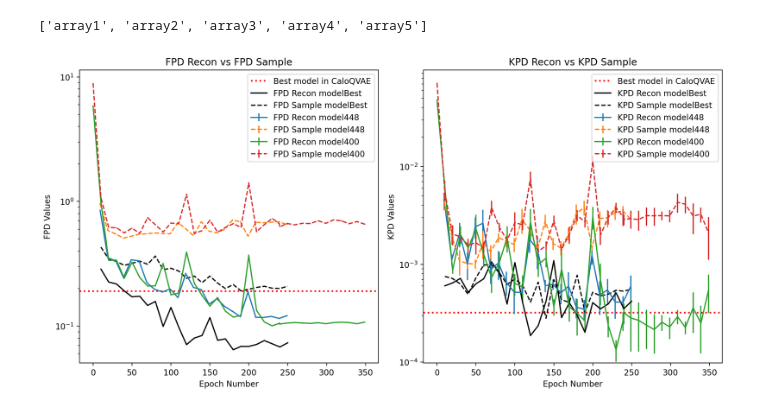
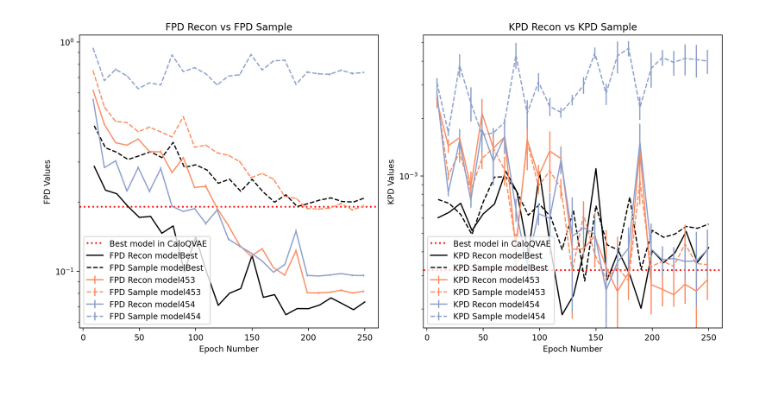
Before and after one commit to QaloSim/CaloQuVAE, a Jupyter notebook: notebooks/jetMetrics.ipynb, the cells around one changed output. Cells and saved outputs as stored; diff of their text form; code cells hidden in the pictures.

```diff
--- a/notebooks/jetMetrics.ipynb
+++ b/notebooks/jetMetrics.ipynb
@@ -6,21 +7,25 @@ import matplotlib.pyplot as plt
 # import torch
 # from omegaconf import OmegaConf
 # %%
+model454 = np.load("/fast_scratch_1/caloqvae/jtoledo/wandb/run-20250721_152921-c22o2vxp/files/JetData.npz")
+model453 = np.load("/fast_scratch_1/caloqvae/jtoledo/wandb/run-20250720_233628-4hns88vo/files/JetData.npz")
 model448 = np.load("/fast_scratch_1/caloqvae/jtoledo/wandb/run-20250718_004118-9vdkr3bn/files/JetData.npz")
 model400 = np.load("/fast_scratch_1/caloqvae/jtoledo/wandb/run-20250712_153312-7p5kb9zm/files/JetData.npz")
 modelBest = np.load("/home/jtoledo/JetData.npz")
 
-models = {'model448': model448, 'model400': model400, 'modelBest': modelBest}
+models = {'model448': model448, 'model400': model400, 'modelBest': modelBest, 'model453': model453, 'model454': model454}
+models = { 'modelBest': modelBest, 'model453': model453, 'model454': model454}
-# %%
-modelBest = np.load("/home/jtoledo/JetData.npz")
-modelBest.files
-# %% [output]
-['array1', 'array2', 'array3', 'array4', 'array5']
 # %%
+# Define a color cycle for models
+palette = plt.get_cmap('Set2')
+model_names = list(models.keys())
+model_colors = {name: palette(i) for i, name in enumerate(model_names)}
+
 fig, (ax1, ax2) = plt.subplots(1, 2, figsize=(12, 6))
 ax1.axhline(0.191, color='red', linestyle=':', linewidth=2, label='Best model in CaloQVAE')
 ax2.axhline(0.00032, color='red', linestyle=':', linewidth=2, label='Best model in CaloQVAE')
 for name, model in models.items():
+    color = model_colors[name]
     if name != 'modelBest':
         en_list = model['array1']
         fpd_recon = model['array2']
@@ -32,42 +37,42 @@ for name, model in models.items():
         kpd_sample = model['array8']
         kpd_sample_err = model['array9']
         # Plot fpd_recon and fpd_sample on ax1
-        ax1.errorbar(en_list, fpd_recon, yerr=fpd_recon_err, label=f'FPD Recon {name}')
-        ax1.errorbar(en_list, fpd_sample, yerr=fpd_sample_err, label=f'FPD Sample {name}', linestyle='--')
+        ax1.errorbar(en_list, fpd_recon, yerr=fpd_recon_err, label=f'FPD Recon {name}', color=color)
+        ax1.errorbar(en_list, fpd_sample, yerr=fpd_sample_err, label=f'FPD Sample {name}', linestyle='--', color=color)
         ax1.set_xlabel('Epoch Number')
         ax1.set_ylabel('FPD Values')
         ax1.set_title('FPD Recon vs FPD Sample')
         ax1.set_yscale('log')
 
         # Plot kpd_recon and kpd_sample on ax2
-        ax2.errorbar(en_list, kpd_recon, yerr=kpd_recon_err, label=f'KPD Recon {name}')
-        ax2.errorbar(en_list, kpd_sample, yerr=kpd_sample_err, label=f'KPD Sample {name}', linestyle='--')
+        ax2.errorbar(en_list, kpd_recon, yerr=kpd_recon_err, label=f'KPD Recon {name}', color=color)
+        ax2.errorbar(en_list, kpd_sample, yerr=kpd_sample_err, label=f'KPD Sample {name}', linestyle='--', color=color)
         ax2.set_xlabel('Epoch Number')
         ax2.set_ylabel('KPD Values')
         ax2.set_title('KPD Recon vs KPD Sample')
 
     else:
         en_list = model['array1']
         fpd_recon = model['array2']
         # fpd_recon_err = model['array3']
         kpd_recon = model['array3']
         # kpd_recon_err = model['array5']
         fpd_sample = model['array4']
         # fpd_sample_err = model['array7']
         kpd_sample = model['array5']
         # kpd_sample_err = model['array9']
         ax1.plot(en_list, fpd_recon, label=f'FPD Recon {name}', color='black')
         ax1.plot(en_list, fpd_sample, label=f'FPD Sample {name}', linestyle='--', color='black')
         ax2.plot(en_list, kpd_recon, label=f'KPD Recon {name}', color='black')
         ax2.plot(en_list, kpd_sample, label=f'KPD Sample {name}', linestyle='--', color='black')
 
     ax1.legend()
     ax2.legend()
     ax1.set_yscale('log')
     ax2.set_yscale('log')
 
 
 
 plt.tight_layout()
 # %% [output]
-[figure, old version]
+[figure, new version]
```
Also changed, not shown: parts of 2 cells of this notebook, 6 other files.
